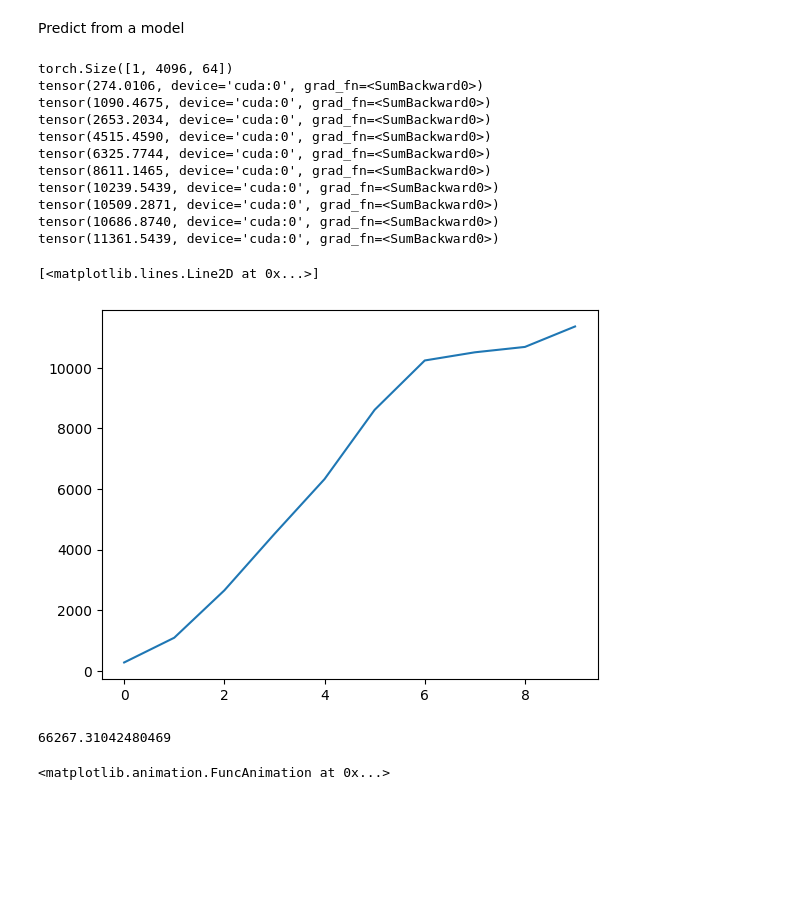
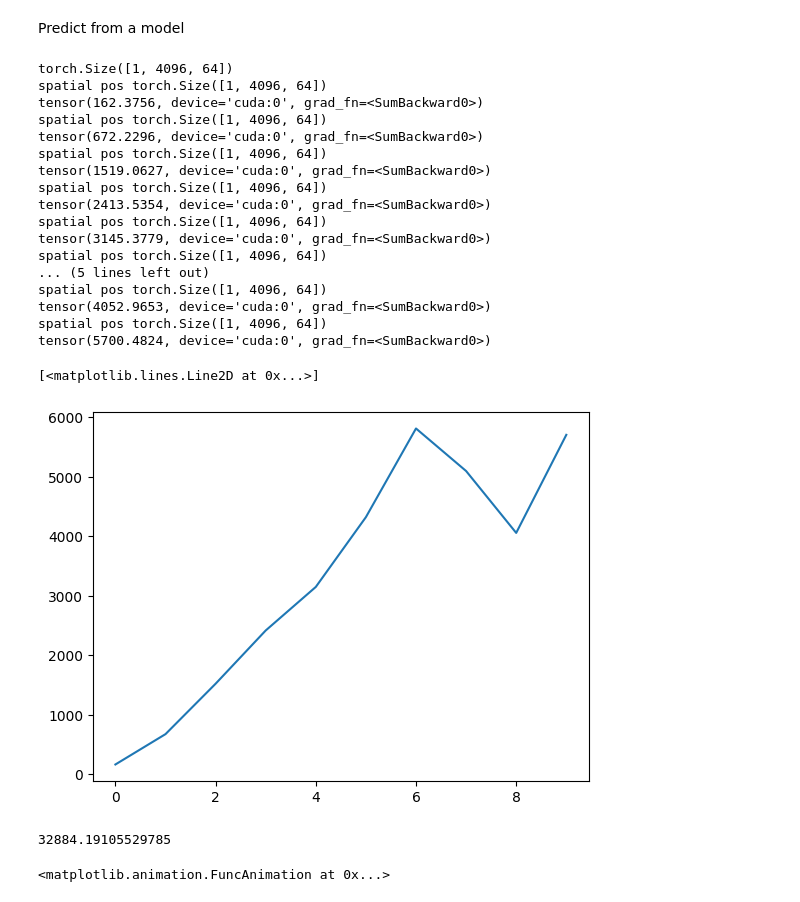
Before and after one commit to OnurBasci/TransformerBasedNavierStokeSolver, a Jupyter notebook: SequenSolver.ipynb, the cells around one changed output. Saved outputs shown, nothing was run; the diff lists cells and outputs as text; code cells hidden in the pictures; blank space fills up the shorter version.

Commit message:
Train from vorticity added

```diff
--- a/SequenSolver.ipynb
+++ b/SequenSolver.ipynb
@@ -113,49 +113,55 @@ losses = []
 
 for t in range(0,10,step):
     y = yy[..., t:t + step].cuda()
-    pred = model.solve_with_slice_learner(slice_learner_path, pos, fx, y, unified_pos=1, use_vorticity=1, use_previous_slice = True)
+    pred = model.solve_with_slice_learner(slice_learner_path, pos, fx, y, unified_pos=1, use_vorticity=1, use_previous_slice = False, learn_from_vort=True)
 
     loss = torch.sum(torch.pow(pred.reshape(1, -1) - y.reshape(1, -1),2))
     losses.append(loss.detach().item())
 
     print(loss)
 
     vort = pred[0,:,0]
 
     vort = vort.reshape(64,64)
 
     # Convert to PhiFlow tensors
     vort = tensor(vort, spatial('x,y'))
 
     # Create a StaggeredGrid for the velocity field
     f = CenteredGrid(math.tensor(vort), extrapolation.PERIODIC)
 
     sim_pred.append(f)
 
     #update fx
     fx = torch.cat((fx[..., step:], pred), dim=-1)
 
 c_trj_pred = phi.field.stack(sim_pred, batch('time'))
 
 plt.plot(losses)
 # %% [output]
 torch.Size([1, 4096, 64])
-tensor(274.0106, device='cuda:0', grad_fn=<SumBackward0>)
-tensor(1090.4675, device='cuda:0', grad_fn=<SumBackward0>)
-tensor(2653.2034, device='cuda:0', grad_fn=<SumBackward0>)
-tensor(4515.4590, device='cuda:0', grad_fn=<SumBackward0>)
-tensor(6325.7744, device='cuda:0', grad_fn=<SumBackward0>)
-tensor(8611.1465, device='cuda:0', grad_fn=<SumBackward0>)
-tensor(10239.5439, device='cuda:0', grad_fn=<SumBackward0>)
-tensor(10509.2871, device='cuda:0', grad_fn=<SumBackward0>)
-tensor(10686.8740, device='cuda:0', grad_fn=<SumBackward0>)
-tensor(11361.5439, device='cuda:0', grad_fn=<SumBackward0>)
+spatial pos torch.Size([1, 4096, 64])
+tensor(162.3756, device='cuda:0', grad_fn=<SumBackward0>)
+spatial pos torch.Size([1, 4096, 64])
+tensor(672.2296, device='cuda:0', grad_fn=<SumBackward0>)
+spatial pos torch.Size([1, 4096, 64])
+tensor(1519.0627, device='cuda:0', grad_fn=<SumBackward0>)
+spatial pos torch.Size([1, 4096, 64])
+tensor(2413.5354, device='cuda:0', grad_fn=<SumBackward0>)
+spatial pos torch.Size([1, 4096, 64])
+tensor(3145.3779, device='cuda:0', grad_fn=<SumBackward0>)
+spatial pos torch.Size([1, 4096, 64])
+... (5 lines left out)
+spatial pos torch.Size([1, 4096, 64])
+tensor(4052.9653, device='cuda:0', grad_fn=<SumBackward0>)
+spatial pos torch.Size([1, 4096, 64])
+tensor(5700.4824, device='cuda:0', grad_fn=<SumBackward0>)
 [<matplotlib.lines.Line2D at 0x...>]
-[figure, old version]
+[figure, new version]
 # %%
 print(sum(losses))
 # %% [output]
-66267.31042480469
+32884.19105529785
 # %%
 plot(c_trj_pred, animate='time', frame_time=120, overlay='args')
 # %% [output]
```
Also changed, not shown: 3 other files.
